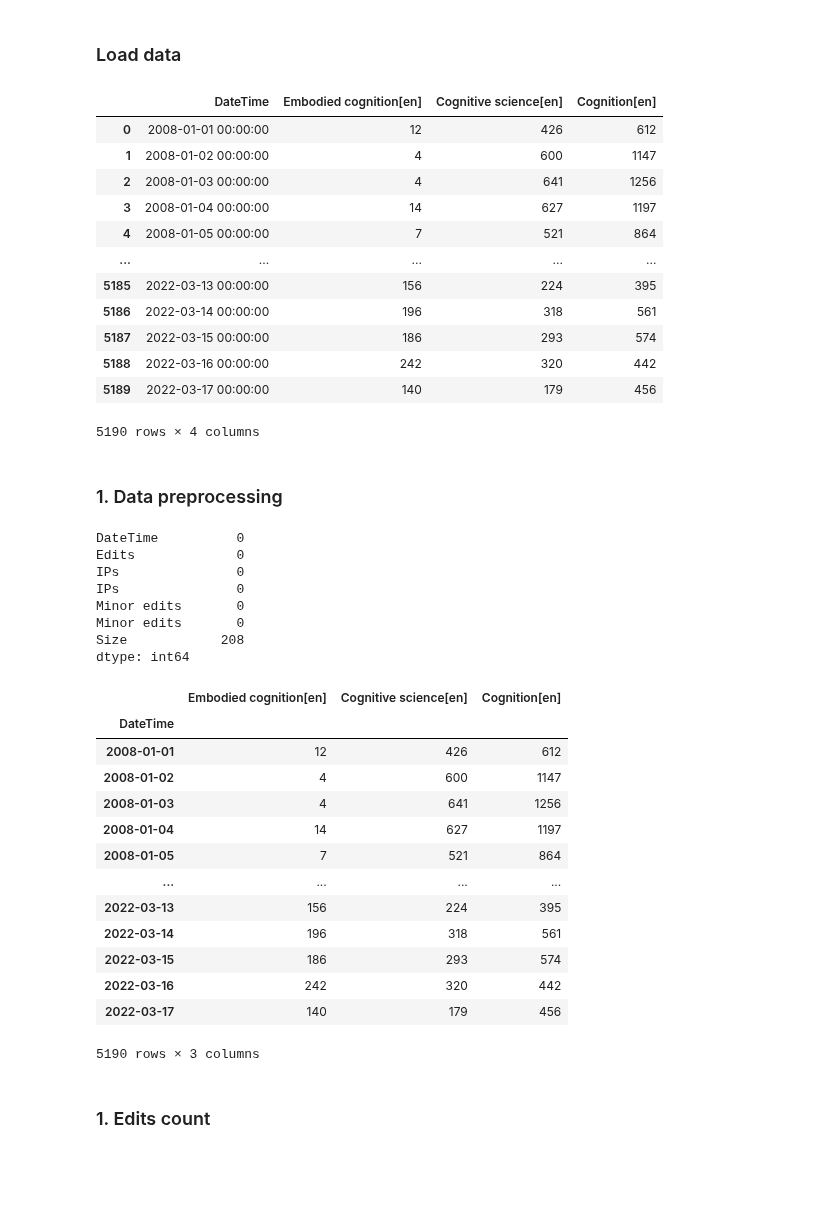
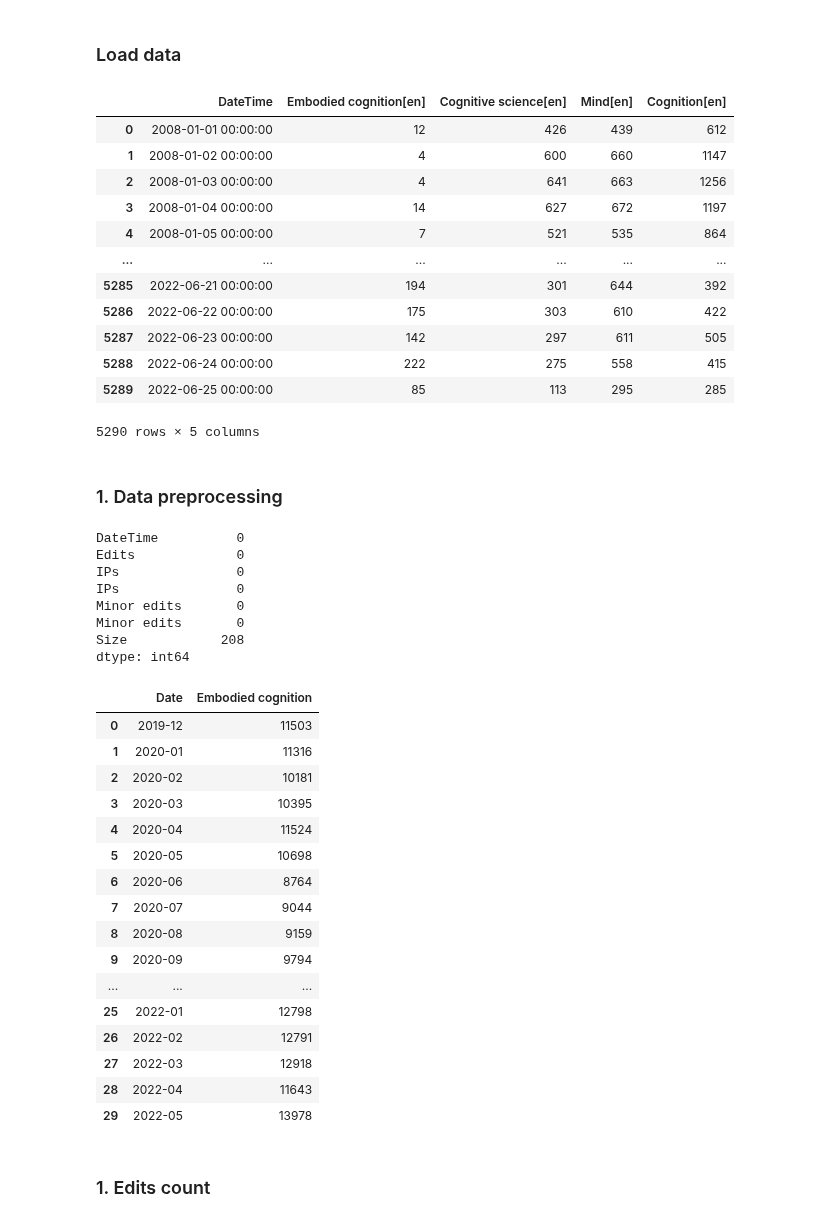
Before and after one commit to JohnMadrid/EC_env_images, a Jupyter notebook: WikiPageAnalysis/page_visits_analysis.ipynb, the cells around one changed output. Drawn from its saved outputs; the diff is of its cells as text; code cells hidden in the pictures; blank space fills up the shorter version.

```diff
--- a/WikiPageAnalysis/page_visits_analysis.ipynb
+++ b/WikiPageAnalysis/page_visits_analysis.ipynb
@@ -6,30 +6,33 @@ In what follows, an analysis of the page edits and views count for the _"Embodie
 # %%
 import pandas as pd
 from matplotlib import pyplot as plt
-plt.rcParams.update({'font.size': 22})
+plt.rcParams.update({'font.size': 18})
 import seaborn as sns
 import numpy as np
 import datetime
+from datetime import datetime
 
 df_views_count = pd.read_csv('Data/wikishark_ec_page_views.csv', delimiter=",", header=0, index_col=False)
 df_views_count_update = pd.read_csv('Data/wikishark_ec_page_views_updated.csv', delimiter=",", header=0, index_col=False)
-df_edits_count = pd.read_csv('Data/wikishark_ec_edits_count2.csv', delimiter=",", header=0, index_col=False)
+df_views_count_all = pd.read_csv('Data/ec_pageviews-20191201-20220531.csv', delimiter=',', header=0, index_col=False)
 
-df_views_count
+df_edits_count = pd.read_csv('Data/wiki_ec_edits_count2.csv', delimiter=",", header=0, index_col=False)
+
+df_views_count_update
 # %% [output]
-|  | DateTime | Embodied cognition[en] | Cognitive science[en] | Cognition[en] |
-| 0 | 2008-01-01 00:00:00 | 12 | 426 | 612 |
-| 1 | 2008-01-02 00:00:00 | 4 | 600 | 1147 |
-| 2 | 2008-01-03 00:00:00 | 4 | 641 | 1256 |
-| 3 | 2008-01-04 00:00:00 | 14 | 627 | 1197 |
-| 4 | 2008-01-05 00:00:00 | 7 | 521 | 864 |
-| ... | ... | ... | ... | ... |
-| 5185 | 2022-03-13 00:00:00 | 156 | 224 | 395 |
-| 5186 | 2022-03-14 00:00:00 | 196 | 318 | 561 |
-| 5187 | 2022-03-15 00:00:00 | 186 | 293 | 574 |
-| 5188 | 2022-03-16 00:00:00 | 242 | 320 | 442 |
-| 5189 | 2022-03-17 00:00:00 | 140 | 179 | 456 |
+|  | DateTime | Embodied cognition[en] | Cognitive science[en] | Mind[en] | Cognition[en] |
+| 0 | 2008-01-01 00:00:00 | 12 | 426 | 439 | 612 |
+| 1 | 2008-01-02 00:00:00 | 4 | 600 | 660 | 1147 |
+| 2 | 2008-01-03 00:00:00 | 4 | 641 | 663 | 1256 |
+| 3 | 2008-01-04 00:00:00 | 14 | 627 | 672 | 1197 |
+| 4 | 2008-01-05 00:00:00 | 7 | 521 | 535 | 864 |
+| ... | ... | ... | ... | ... | ... |
+| 5285 | 2022-06-21 00:00:00 | 194 | 301 | 644 | 392 |
+| 5286 | 2022-06-22 00:00:00 | 175 | 303 | 610 | 422 |
+| 5287 | 2022-06-23 00:00:00 | 142 | 297 | 611 | 505 |
+| 5288 | 2022-06-24 00:00:00 | 222 | 275 | 558 | 415 |
+| 5289 | 2022-06-25 00:00:00 | 85 | 113 | 295 | 285 |
-5190 rows × 4 columns
+5290 rows × 5 columns
 # %%
 # Converting date to a datestamp type
 df_views_count["DateTime"] = pd.to_datetime(df_views_count["DateTime"])
@@ -40,36 +43,38 @@ df_edits_count["DateTime"] = pd.to_datetime(df_edits_count["DateTime"])
 # %%
 # Check for missing values
 print(df_edits_count.isnull().sum())
 #
 # Setting DateTime as index from csv files
 df_views_count = df_views_count.set_index("DateTime")
 df_views_count_update = df_views_count_update.set_index("DateTime")
 df_edits_count = df_edits_count.set_index("DateTime")
-
-df_views_count
+df_views_count_all
 # %% [output]
 DateTime          0
 Edits             0
 IPs               0
 IPs               0
 Minor edits       0
 Minor edits       0
 Size            208
 dtype: int64
-|  | Embodied cognition[en] | Cognitive science[en] | Cognition[en] |
-| DateTime |  |  |  |
-| 2008-01-01 | 12 | 426 | 612 |
-| 2008-01-02 | 4 | 600 | 1147 |
-| 2008-01-03 | 4 | 641 | 1256 |
-| 2008-01-04 | 14 | 627 | 1197 |
-| 2008-01-05 | 7 | 521 | 864 |
-| ... | ... | ... | ... |
-| 2022-03-13 | 156 | 224 | 395 |
-| 2022-03-14 | 196 | 318 | 561 |
-| 2022-03-15 | 186 | 293 | 574 |
-| 2022-03-16 | 242 | 320 | 442 |
-| 2022-03-17 | 140 | 179 | 456 |
+|  | Date | Embodied cognition |
+| 0 | 2019-12 | 11503 |
+| 1 | 2020-01 | 11316 |
+| 2 | 2020-02 | 10181 |
+| 3 | 2020-03 | 10395 |
+| 4 | 2020-04 | 11524 |
+| 5 | 2020-05 | 10698 |
+| 6 | 2020-06 | 8764 |
+| 7 | 2020-07 | 9044 |
+| 8 | 2020-08 | 9159 |
+| 9 | 2020-09 | 9794 |
+| ... | ... | ... |
+| 25 | 2022-01 | 12798 |
+| 26 | 2022-02 | 12791 |
+| 27 | 2022-03 | 12918 |
+| 28 | 2022-04 | 11643 |
+| 29 | 2022-05 | 13978 |
-5190 rows × 3 columns
 # %% [markdown]
 ### 1. Edits count
 # %%
```
Also changed, not shown: parts of 26 cells of this notebook, 5 other files.
